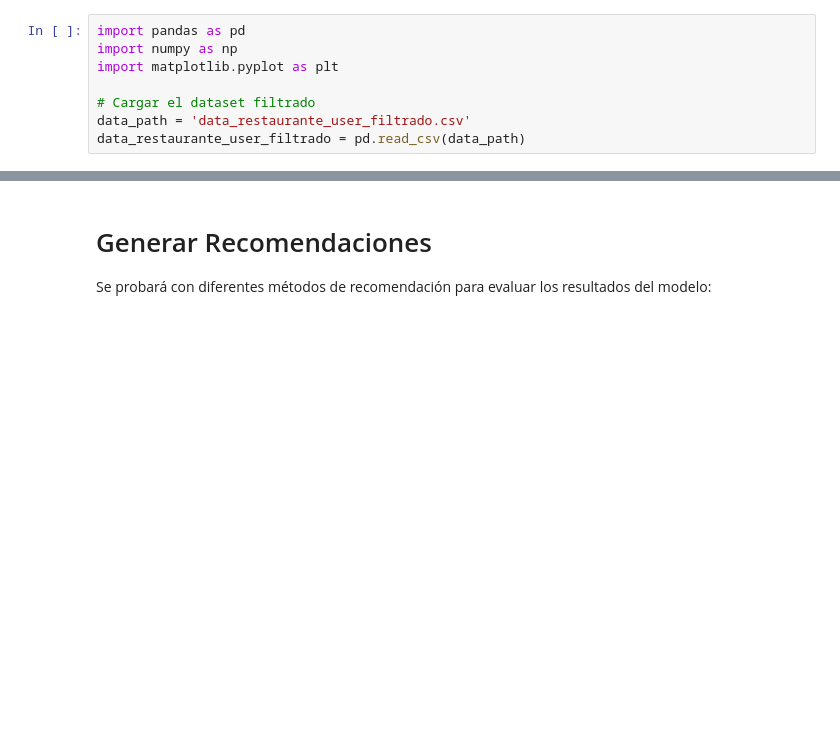
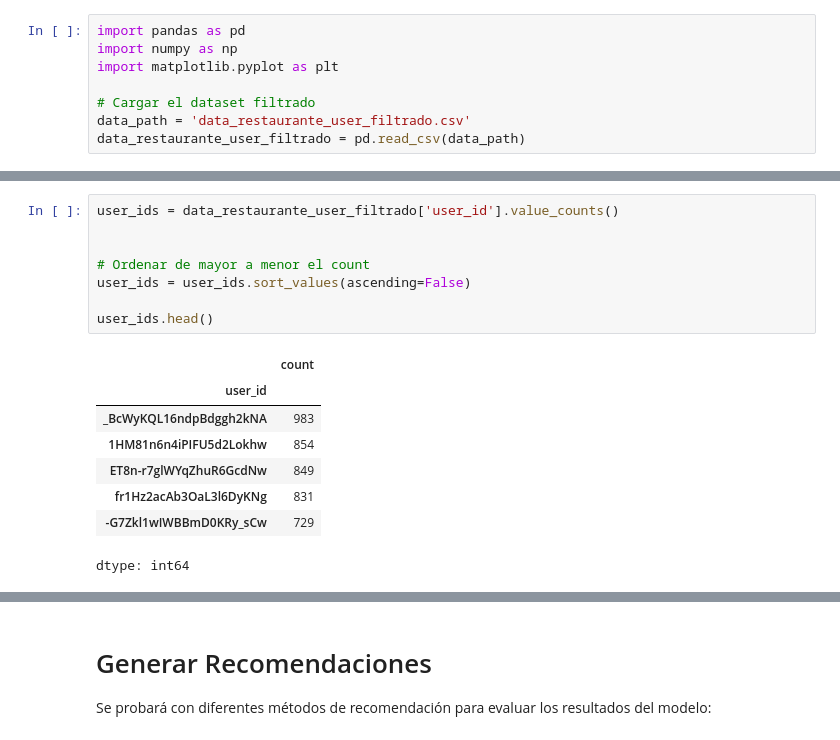
Before and after one commit to ferperezh/IIC3633_ProyectoMetricaDiversidad, a Jupyter notebook: restaurante/restaurante_metrica_diversidad.ipynb, the cells around one changed output, grey strips where cells are left out. Saved outputs shown, nothing was run; the diff lists cells and outputs as text; blank space fills up the shorter version.

```diff
--- a/restaurante/restaurante_metrica_diversidad.ipynb
+++ b/restaurante/restaurante_metrica_diversidad.ipynb
@@ -39,2 +51,19 @@ data_restaurante_user_filtrado.shape[0]
 # %% [output]
 3252880
+# %%
+user_ids = data_restaurante_user_filtrado['user_id'].value_counts()
+
+
+# Ordenar de mayor a menor el count
+user_ids = user_ids.sort_values(ascending=False)
+
+user_ids.head()
+# %% [output]
+|  | count |
+| user_id |  |
+| _BcWyKQL16ndpBdggh2kNA | 983 |
+| 1HM81n6n4iPIFU5d2Lokhw | 854 |
+| ET8n-r7glWYqZhuR6GcdNw | 849 |
+| fr1Hz2acAb3OaL3l6DyKNg | 831 |
+| -G7Zkl1wIWBBmD0KRy_sCw | 729 |
+dtype: int64
```
Also changed, not shown: parts of 17 cells of this notebook.
